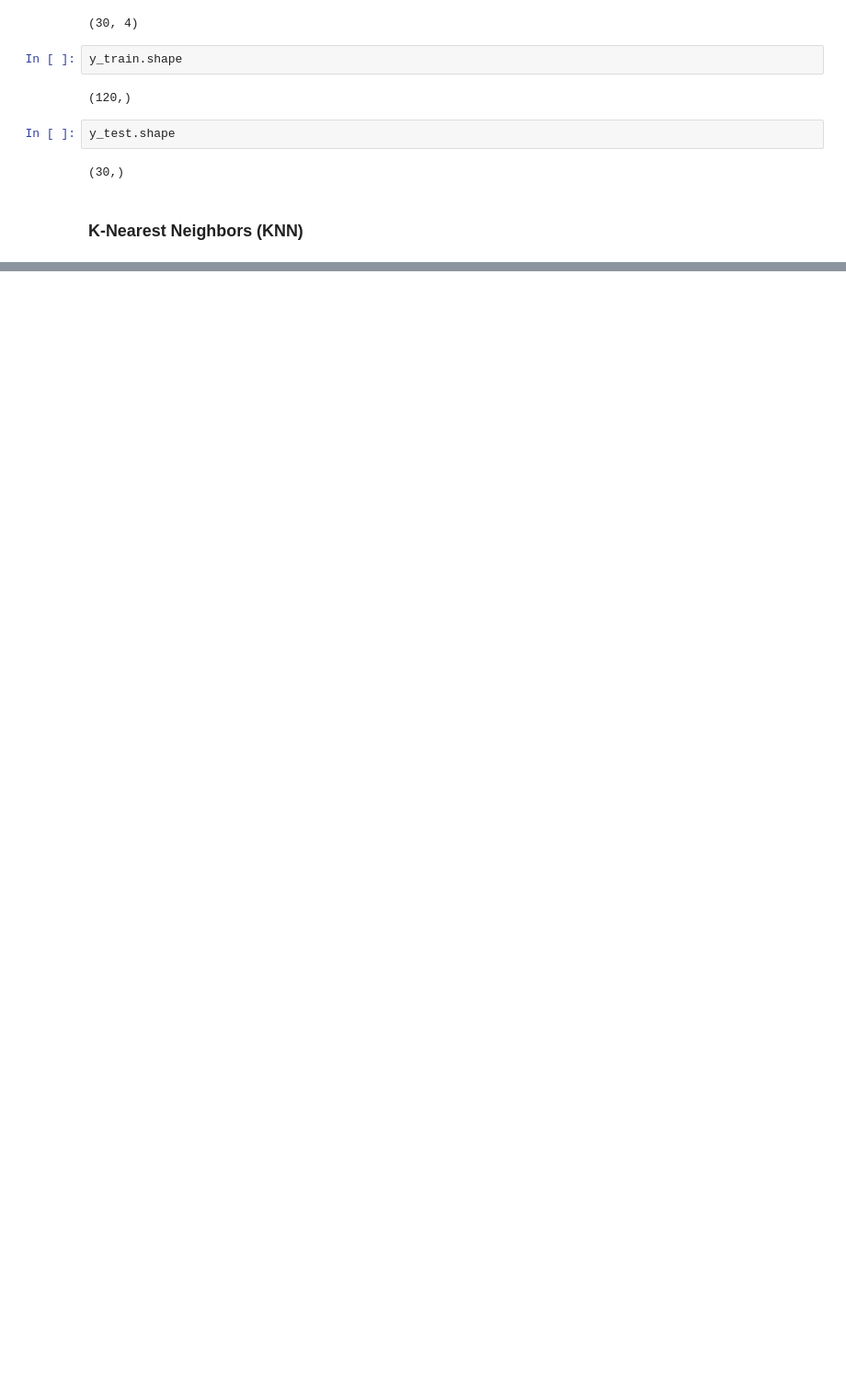
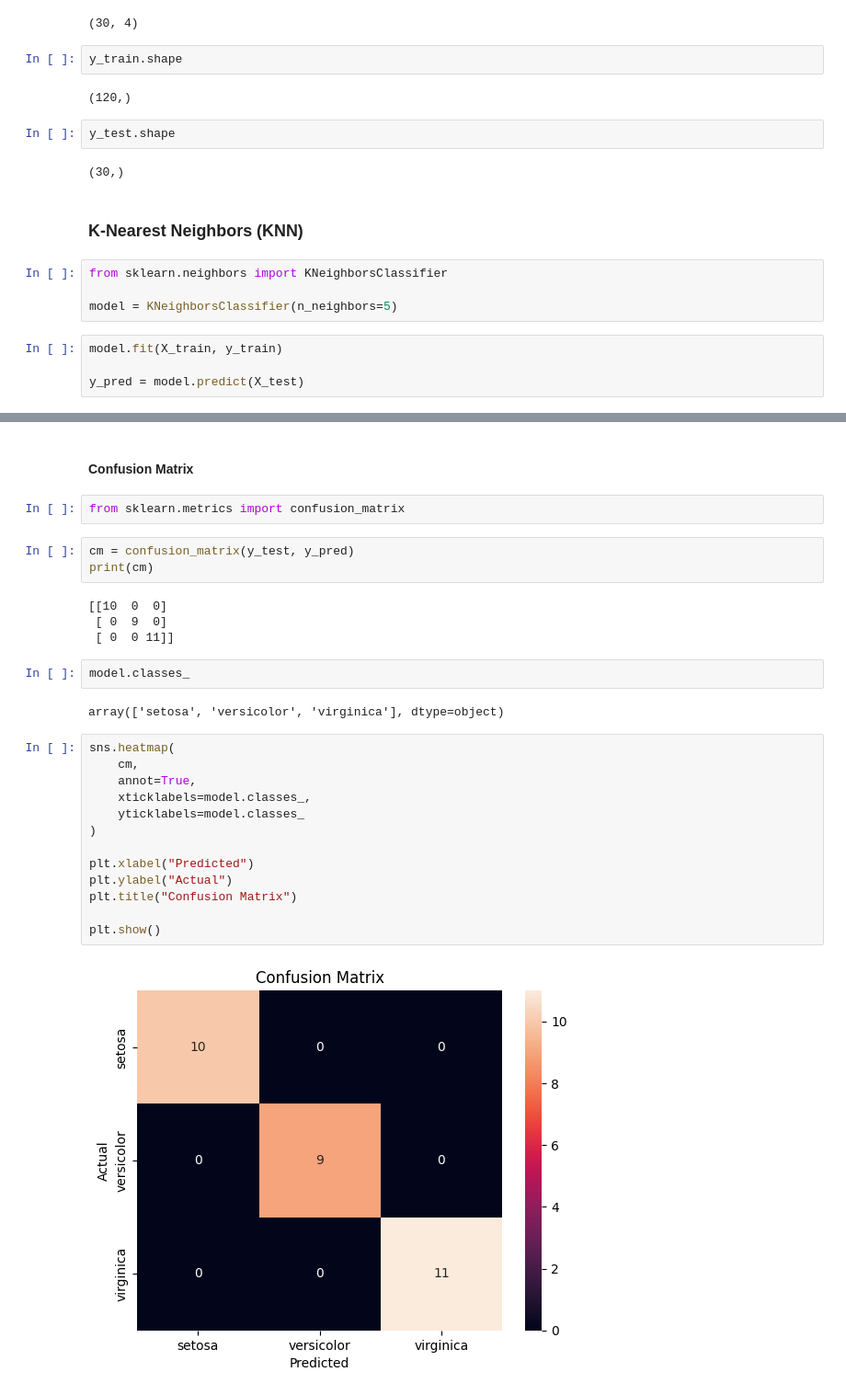
Before and after one commit to kartikeysharma2645/OIBSIP, a Jupyter notebook: DataScience-Task1-IrisFlowerClassification/IrisFlowerClassification.ipynb, the cells around one changed output, grey strips where cells are left out. Shown at 92% size. Drawn from its saved outputs; the diff is of its cells as text; blank space fills up the shorter version.

Commit message:
Evaluate KNN model with accuracy and confusion matrix

```diff
--- a/DataScience-Task1-IrisFlowerClassification/IrisFlowerClassification.ipynb
+++ b/DataScience-Task1-IrisFlowerClassification/IrisFlowerClassification.ipynb
@@ -290,3 +290,11 @@ y_test.shape
 (30,)
 # %% [markdown]
 ### K-Nearest Neighbors (KNN)
+# %%
+from sklearn.neighbors import KNeighborsClassifier
+
+model = KNeighborsClassifier(n_neighbors=5)
+# %%
+model.fit(X_train, y_train)
+
+y_pred = model.predict(X_test)
@@ -292,0 +313,30 @@ y_test.shape
+# %% [markdown]
+#### Confusion Matrix
+# %%
+from sklearn.metrics import confusion_matrix
+# %%
+cm = confusion_matrix(y_test, y_pred)
+print(cm)
+# %% [output]
+[[10  0  0]
+ [ 0  9  0]
+ [ 0  0 11]]
+# %%
+model.classes_
+# %% [output]
+array(['setosa', 'versicolor', 'virginica'], dtype=object)
+# %%
+sns.heatmap(
+    cm,
+    annot=True,
+    xticklabels=model.classes_,
+    yticklabels=model.classes_
+)
+
+plt.xlabel("Predicted")
+plt.ylabel("Actual")
+plt.title("Confusion Matrix")
+
+plt.show()
+# %% [output]
+[figure, added]
```
Also changed, not shown: parts of 4 cells of this notebook.
